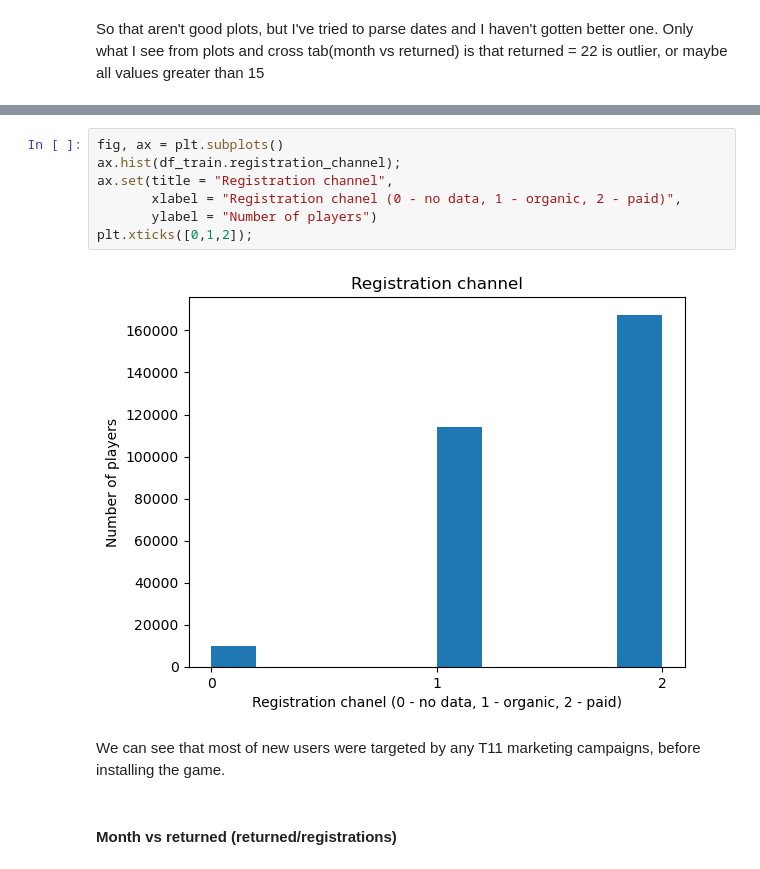
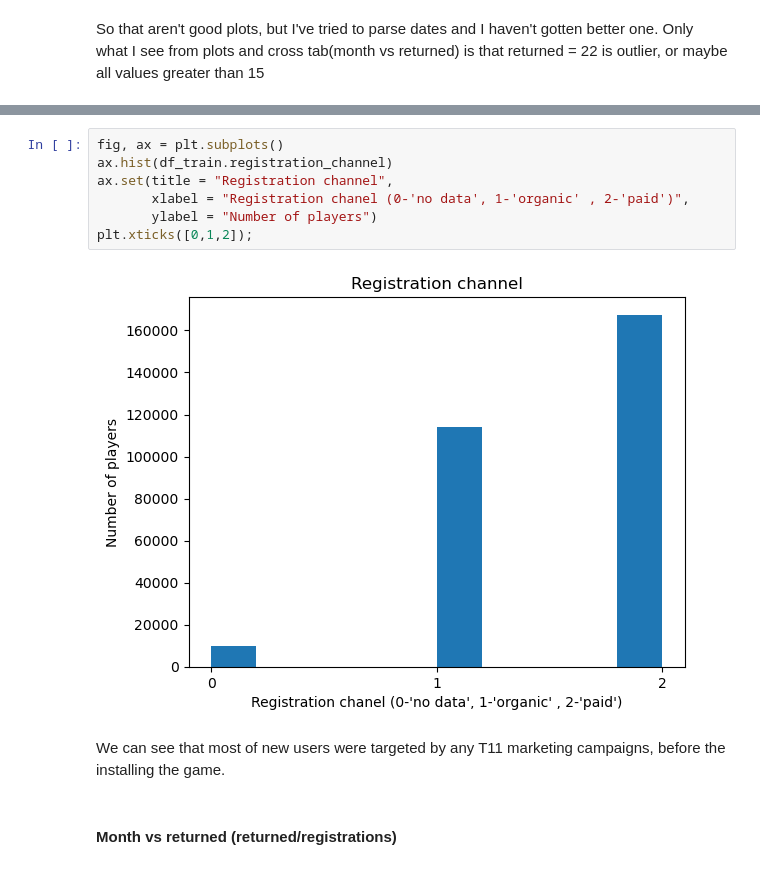
Before and after one commit to alexiandra97/T11-ML-project, a Jupyter notebook: T11-Machine-learning-model.ipynb, the cells around one changed output, grey strips where cells are left out. Drawn from its saved outputs; the diff is of its cells as text.

```diff
--- a/T11-Machine-learning-model.ipynb
+++ b/T11-Machine-learning-model.ipynb
@@ -412,15 +407,15 @@ df_train.plot(x='day_of_month', y='returned',kind='scatter');
 [figure]
 # %%
 fig, ax = plt.subplots()
-ax.hist(df_train.registration_channel);
+ax.hist(df_train.registration_channel)
 ax.set(title = "Registration channel",
-       xlabel = "Registration chanel (0 - no data, 1 - organic, 2 - paid)",
+       xlabel = "Registration chanel (0-'no data', 1-'organic' , 2-'paid')",
        ylabel = "Number of players")
 plt.xticks([0,1,2]);
 # %% [output]
-[figure, old version]
+[figure, new version]
 # %% [markdown]
-We can see that most of new users were targeted by any T11 marketing campaigns, before installing the game.
+We can see that most of new users were targeted by any T11 marketing campaigns, before the installing the game.
 # %% [markdown]
 #### Month vs returned (returned/registrations)
 # %%
```
Also changed, not shown: parts of 38 cells of this notebook.
